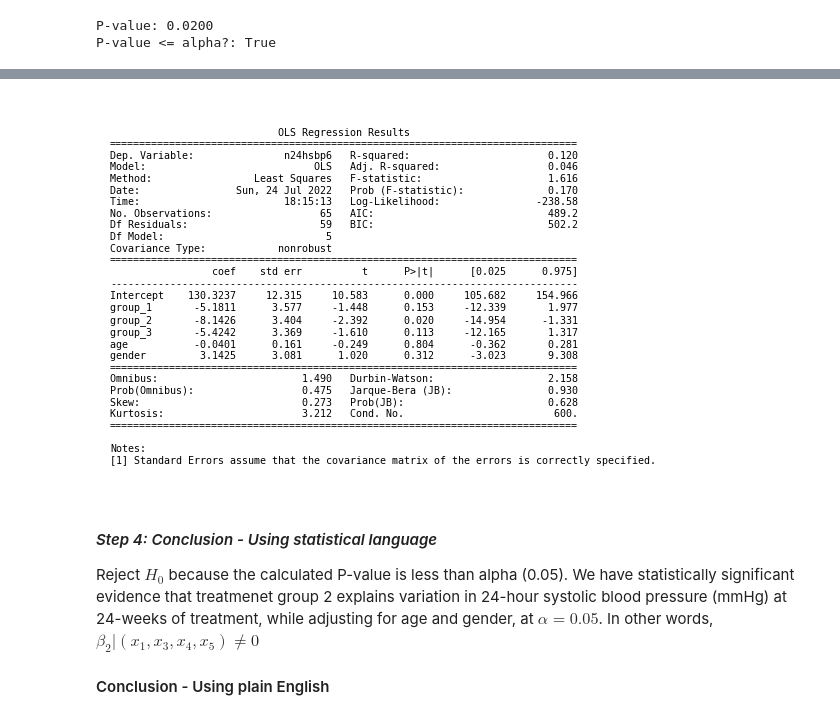
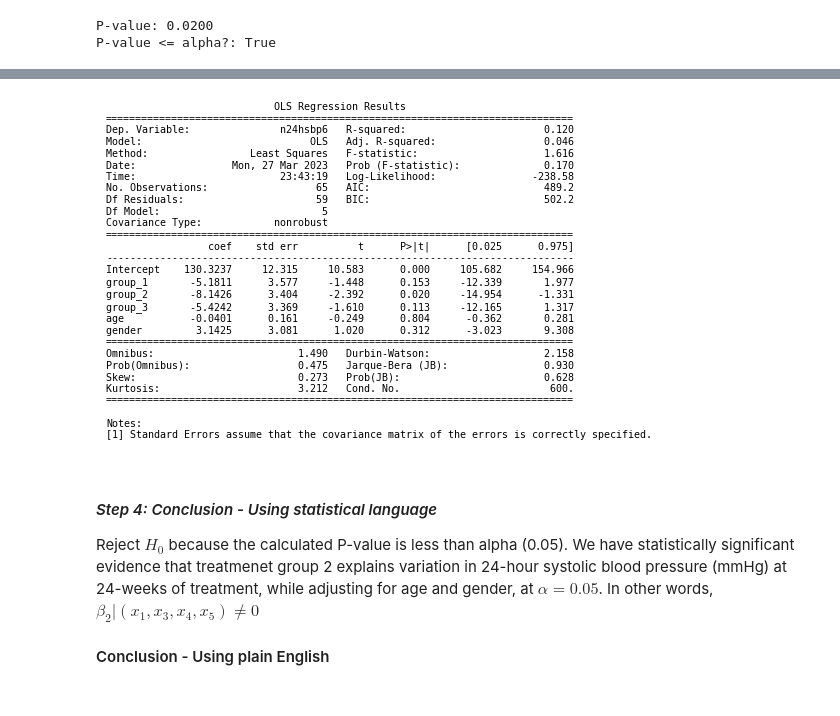
Before and after one commit to papir805/acupuncture_scholarly_analysis, a Jupyter notebook: scholarly_analysis_github.ipynb, the cells around one changed output, grey strips where cells are left out. Drawn from its saved outputs; the diff is of its cells as text; code cells hidden in the pictures.

```diff
--- a/scholarly_analysis_github.ipynb
+++ b/scholarly_analysis_github.ipynb
@@ -345,4 +514,9 @@ Linear Regression equation: $\hat{y} = -0.407x + 106.243$
 # %%
 alpha = 0.025
-lm_dbp_age.summary(alpha=alpha)
+plt.rc('figure', figsize=(5, 5))
+#plt.text(0.01, 0.05, str(model.summary()), {'fontsize': 12}) old approach
+plt.text(0.01, 0.05, str(lm_dbp_age.summary(alpha=alpha)), {'fontsize': 10}, fontproperties = 'monospace') # approach improved by OP -> monospace!
+plt.axis('off')
+#plt.tight_layout()
+plt.savefig("/users/rancher/Google Drive/Coding/website/github_pages/images/acupuncture_analysis/lin_reg_q3_summary.png", bbox_inches="tight")
 # %% [output]
@@ -505,0 +767,8 @@ Linear Regression equation: $\hat{y} = -0.162x + 138.582$
+# %%
+alpha = 0.05
+plt.rc('figure', figsize=(5, 5))
+#plt.text(0.01, 0.05, str(model.summary()), {'fontsize': 12}) old approach
+plt.text(0.01, 0.05, str(lm_sbp_age.summary(alpha=alpha)), {'fontsize': 10}, fontproperties = 'monospace') # approach improved by OP -> monospace!
+plt.axis('off')
+#plt.tight_layout()
+plt.savefig("/users/rancher/Google Drive/Coding/website/github_pages/images/acupuncture_analysis/lin_reg_q3_summary.png", bbox_inches="tight")
@@ -817,14 +1271,14 @@ OLS Regression Results
 Notes:
 [1] Standard Errors assume that the covariance matrix of the errors is correctly specified.
 # %%
-plt.rc('figure', figsize=(12, 7))
+plt.rc('figure', figsize=(5, 5))
 #plt.text(0.01, 0.05, str(model.summary()), {'fontsize': 12}) old approach
 plt.text(0.01, 0.05, str(mult_linear_model.summary()), {'fontsize': 10}, fontproperties = 'monospace') # approach improved by OP -> monospace!
 plt.axis('off')
 #plt.tight_layout()
 plt.savefig("/users/rancher/Google Drive/Coding/website/github_pages/images/acupuncture_analysis/mult_lin_reg_q5_summary.png", bbox_inches="tight")
 # %% [output]
-[figure, old version]
+[figure, new version]
 # %% [markdown]
 #### *Step 4: Conclusion - Using statistical language*
 
```
Also changed, not shown: parts of 20 cells of this notebook.
